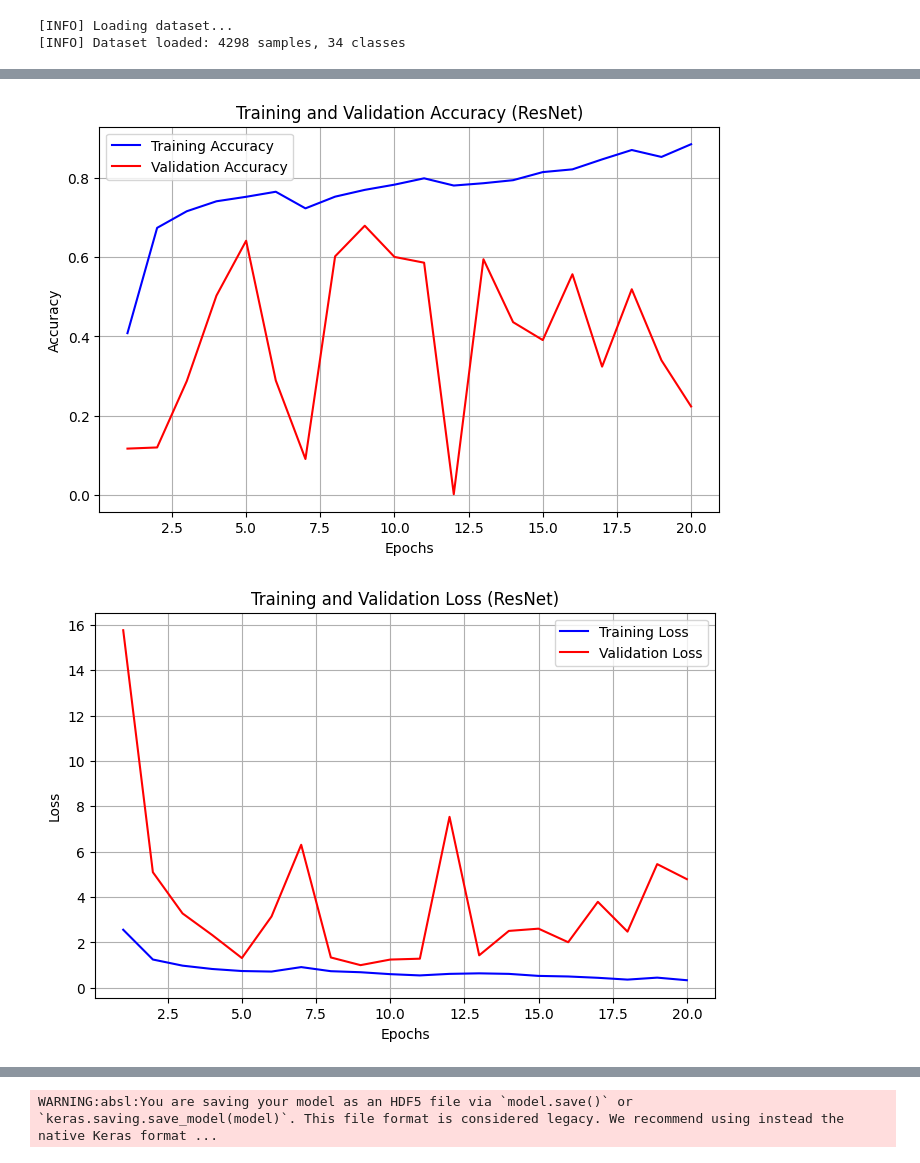
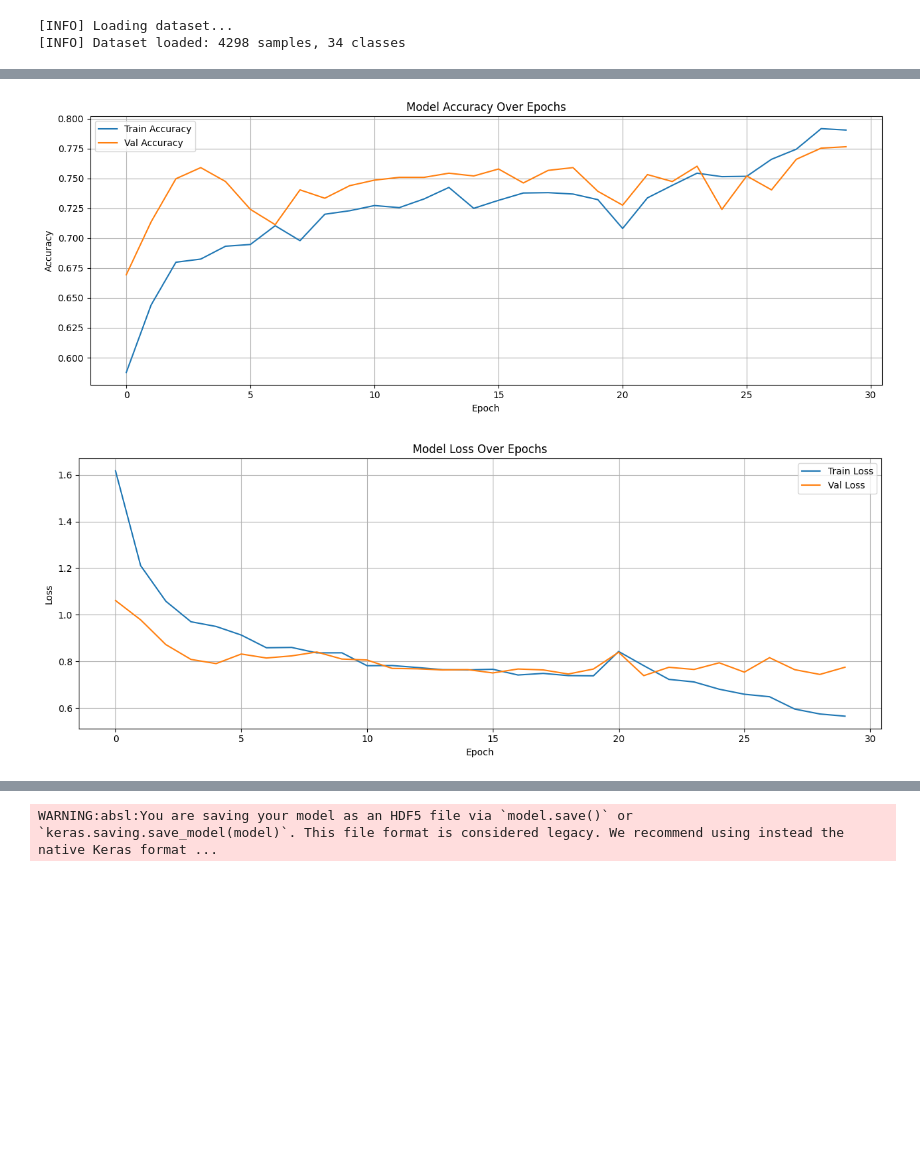
Before and after one commit to Mahaburalam/BOT2Vision-automated-hand-drawn-shapes-scoring, a Jupyter notebook: deep_learning/ResNet.ipynb, the cells around one changed output, grey strips where cells are left out. Cells and saved outputs as stored; diff of their text form; code cells hidden in the pictures; blank space fills up the shorter version.

```diff
--- a/deep_learning/ResNet.ipynb
+++ b/deep_learning/ResNet.ipynb
@@ -86,7 +92,7 @@ y_cat = to_categorical(y_mapped, num_classes=len(unique_classes))
 # %%
 # Train-Test Split
 X_train, X_test, y_train, y_test = train_test_split(
-    X, y_cat, test_size=0.2, random_state=42
+    X, y_cat, test_size=0.2, random_state=42, stratify=y_mapped
 )
 print(f"[INFO] Train: {X_train.shape}, Test: {X_test.shape}")
 # %% [output]
@@ -212,0 +192,10 @@ print(classification_report(
+# %%
+# Training Phase-1
+print("\n[INFO] Phase 1: Training with frozen base model...")
+history1 = model.fit(
+    datagen.flow(X_train, y_train, batch_size=BATCH_SIZE),
+    validation_data=test_datagen.flow(X_test, y_test, batch_size=BATCH_SIZE, shuffle=False),
+    epochs=20,
+    callbacks=callbacks,
+    verbose=1
+)
@@ -212,0 +312,8 @@ print(classification_report(
+# %%
+# Combine histories
+history_combined = {
+    'accuracy': history1.history['accuracy'] + history2.history['accuracy'],
+    'val_accuracy': history1.history['val_accuracy'] + history2.history['val_accuracy'],
+    'loss': history1.history['loss'] + history2.history['loss'],
+    'val_loss': history1.history['val_loss'] + history2.history['val_loss']
+}
@@ -213,29 +392,34 @@ print(classification_report(
 # %%
-# Plot Accuracy & Loss
-def plot_training(history):
-    acc = history.history['accuracy']
-    val_acc = history.history['val_accuracy']
-    loss = history.history['loss']
-    val_loss = history.history['val_loss']
-    epochs = range(1, len(acc) + 1)
+# Plot accuracy
+plt.figure(figsize=(25, 5))
 
-    plt.figure(figsize=(8, 5))
-    plt.plot(epochs, acc, 'b-', label='Training Accuracy')
-    plt.plot(epochs, val_acc, 'r-', label='Validation Accuracy')
-    plt.title('Training and Validation Accuracy (ResNet)')
-    plt.xlabel('Epochs'); plt.ylabel('Accuracy')
-    plt.legend(); plt.grid(True)
-    plt.show()
-
-    plt.figure(figsize=(8, 5))
-    plt.plot(epochs, loss, 'b-', label='Training Loss')
-    plt.plot(epochs, val_loss, 'r-', label='Validation Loss')
-    plt.title('Training and Validation Loss (ResNet)')
-    plt.xlabel('Epochs'); plt.ylabel('Loss')
-    plt.legend(); plt.grid(True)
-    plt.show()
-
-plot_training(history)
+# Accuracy
+plt.subplot(1, 2, 1)
+plt.plot(history_combined['accuracy'], label='Train Accuracy')
+plt.plot(history_combined['val_accuracy'], label='Val Accuracy')
+plt.title('Model Accuracy Over Epochs')
+plt.xlabel('Epoch')
+plt.ylabel('Accuracy')
+plt.legend()
+plt.grid(True)
+plt.tight_layout()
+plt.show()
 # %% [output]
-[figure, old version]
+[figure, new version]
-[figure, removed]
+# %%
+# plot Loss
+plt.figure(figsize=(25, 5))
+
+plt.subplot(1, 2, 2)
+plt.plot(history_combined['loss'], label='Train Loss')
+plt.plot(history_combined['val_loss'], label='Val Loss')
+plt.title('Model Loss Over Epochs')
+plt.xlabel('Epoch')
+plt.ylabel('Loss')
+plt.legend()
+plt.grid(True)
+
+plt.tight_layout()
+plt.show()
+# %% [output]
+[figure, added]
```
Also changed, not shown: parts of 29 cells of this notebook, 14 other files.
